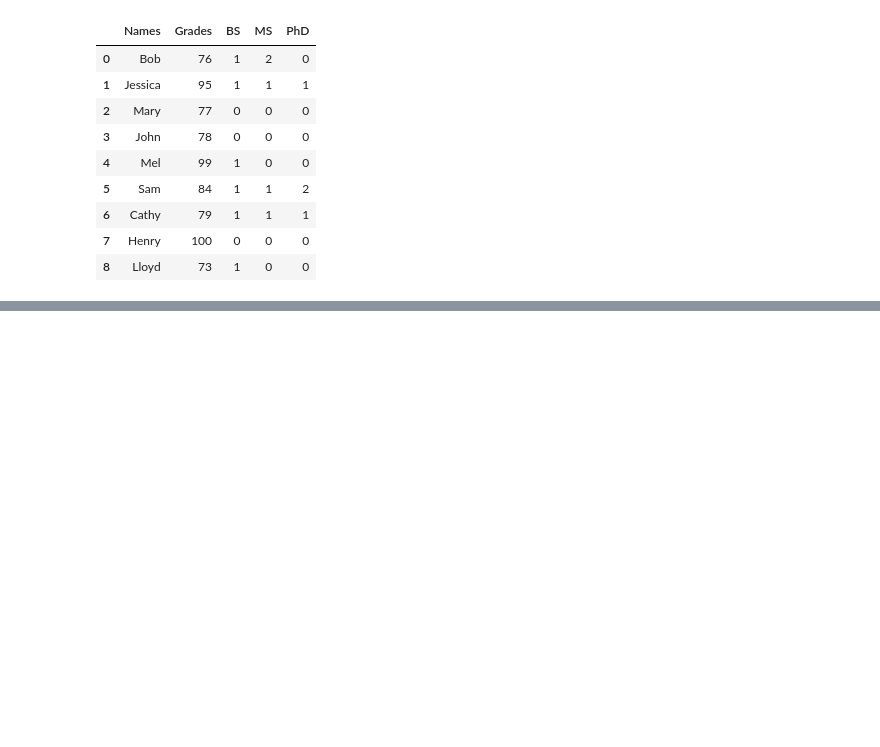
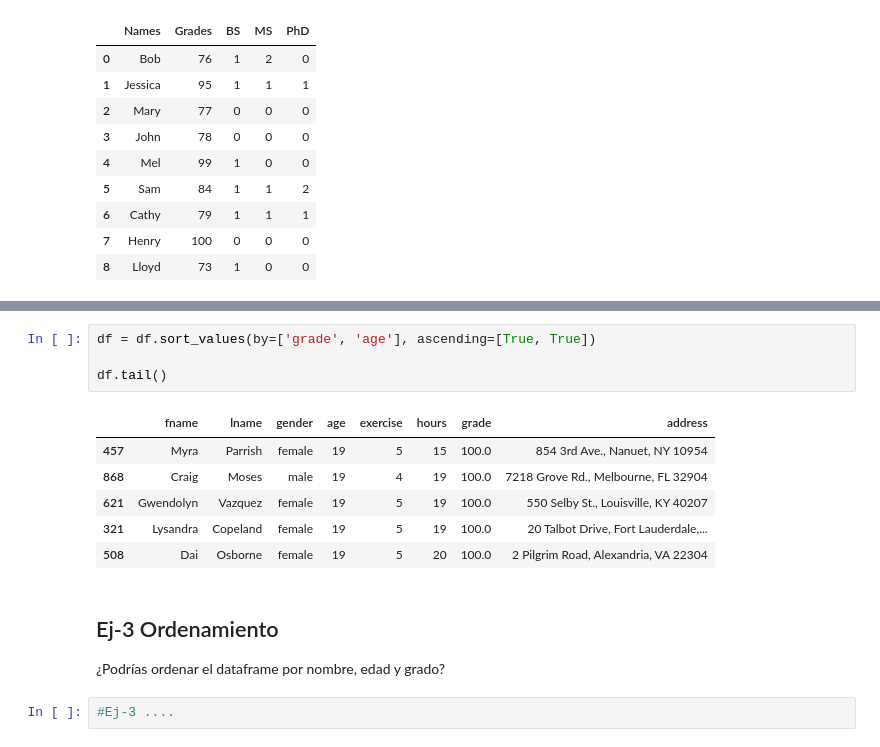
Before and after one commit to GTD2101-ACD-GA-EJ22/2-ADiagDatos, a Jupyter notebook: 1-SigDatos.ipynb, the cells around one changed output, grey strips where cells are left out. Saved outputs shown, nothing was run; the diff lists cells and outputs as text; blank space fills up the shorter version.

```diff
--- a/1-SigDatos.ipynb
+++ b/1-SigDatos.ipynb
@@ -169,0 +205,17 @@ df
+# %%
+df = df.sort_values(by=['grade', 'age'], ascending=[True, True])
+
+df.tail()
+# %% [output]
+|  | fname | lname | gender | age | exercise | hours | grade | address |
+| 457 | Myra | Parrish | female | 19 | 5 | 15 | 100.0 | 854 3rd Ave., Nanuet, NY 10954 |
+| 868 | Craig | Moses | male | 19 | 4 | 19 | 100.0 | 7218 Grove Rd., Melbourne, FL 32904 |
+| 621 | Gwendolyn | Vazquez | female | 19 | 5 | 19 | 100.0 | 550 Selby St., Louisville, KY 40207 |
+| 321 | Lysandra | Copeland | female | 19 | 5 | 19 | 100.0 | 20 Talbot Drive, Fort Lauderdale,... |
+| 508 | Dai | Osborne | female | 19 | 5 | 20 | 100.0 | 2 Pilgrim Road, Alexandria, VA 22304 |
+# %% [markdown]
+## Ej-3 Ordenamiento
+
+¿Podrías ordenar el dataframe por nombre, edad y grado?
+# %%
+#Ej-3 ....
```
Also changed, not shown: parts of 9 cells of this notebook.
